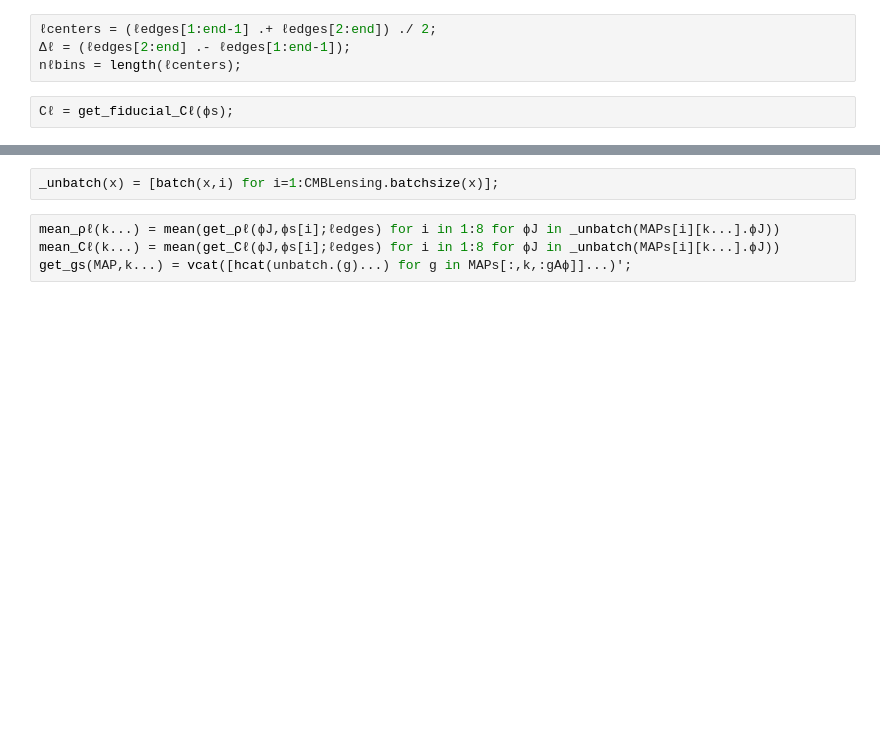
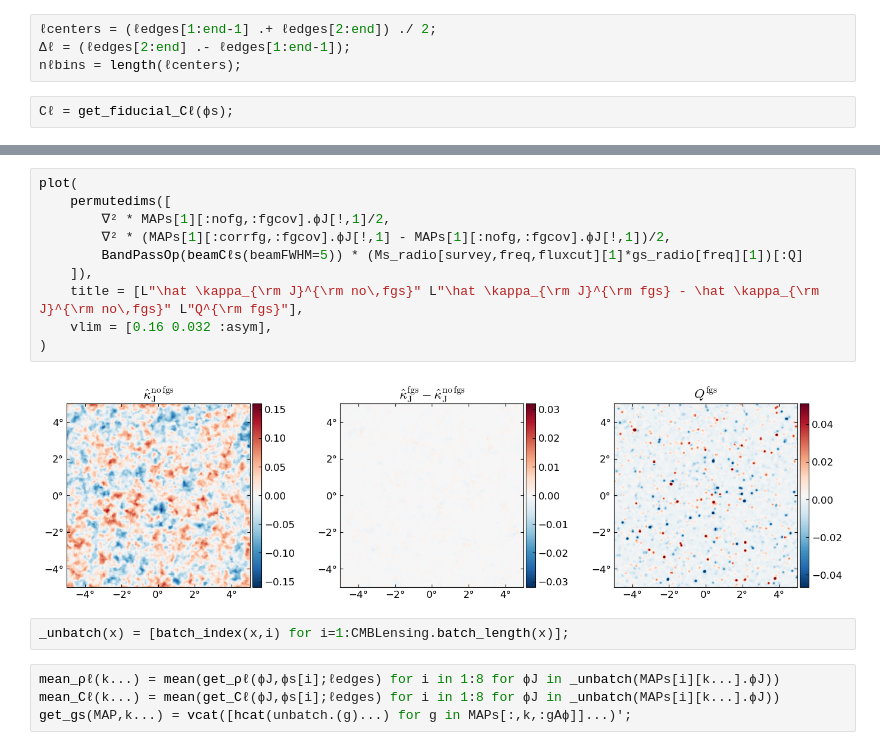
Before and after one commit to EmmanuelSchaan/SehgalRadioPolarizedSources, a Jupyter notebook: analyze_lensing.ipynb, the cells around one changed output, grey strips where cells are left out. Cells and saved outputs as stored; diff of their text form; blank space fills up the shorter version.

```diff
--- a/analyze_lensing.ipynb
+++ b/analyze_lensing.ipynb
@@ -148,5 +169,17 @@ plot([∇²] .* [batchindex(MAPs[1][:nofg,:fgcov].ϕ,1) batchindex(MAPs[1][:corr
+# %%
+plot(
+    permutedims([
+        ∇² * MAPs[1][:nofg,:fgcov].ϕJ[!,1]/2,
+        ∇² * (MAPs[1][:corrfg,:fgcov].ϕJ[!,1] - MAPs[1][:nofg,:fgcov].ϕJ[!,1])/2,
+        BandPassOp(beamCℓs(beamFWHM=5)) * (Ms_radio[survey,freq,fluxcut][1]*gs_radio[freq][1])[:Q]
+    ]),
+    title = [L"\hat \kappa_{\rm J}^{\rm no\,fgs}" L"\hat \kappa_{\rm J}^{\rm fgs} - \hat \kappa_{\rm J}^{\rm no\,fgs}" L"Q^{\rm fgs}"],
+    vlim = [0.16 0.032 :asym],
+)
+# %% [output]
+[figure, added]
 # %%
-_unbatch(x) = [batch(x,i) for i=1:CMBLensing.batchsize(x)];
+_unbatch(x) = [batch_index(x,i) for i=1:CMBLensing.batch_length(x)];
 # %%
 mean_ρℓ(k...) = mean(get_ρℓ(ϕJ,ϕs[i];ℓedges) for i in 1:8 for ϕJ in _unbatch(MAPs[i][k...].ϕJ))
 mean_Cℓ(k...) = mean(get_Cℓ(ϕJ,ϕs[i];ℓedges) for i in 1:8 for ϕJ in _unbatch(MAPs[i][k...].ϕJ))
```
Also changed, not shown: parts of 37 cells of this notebook, 2 other files.
